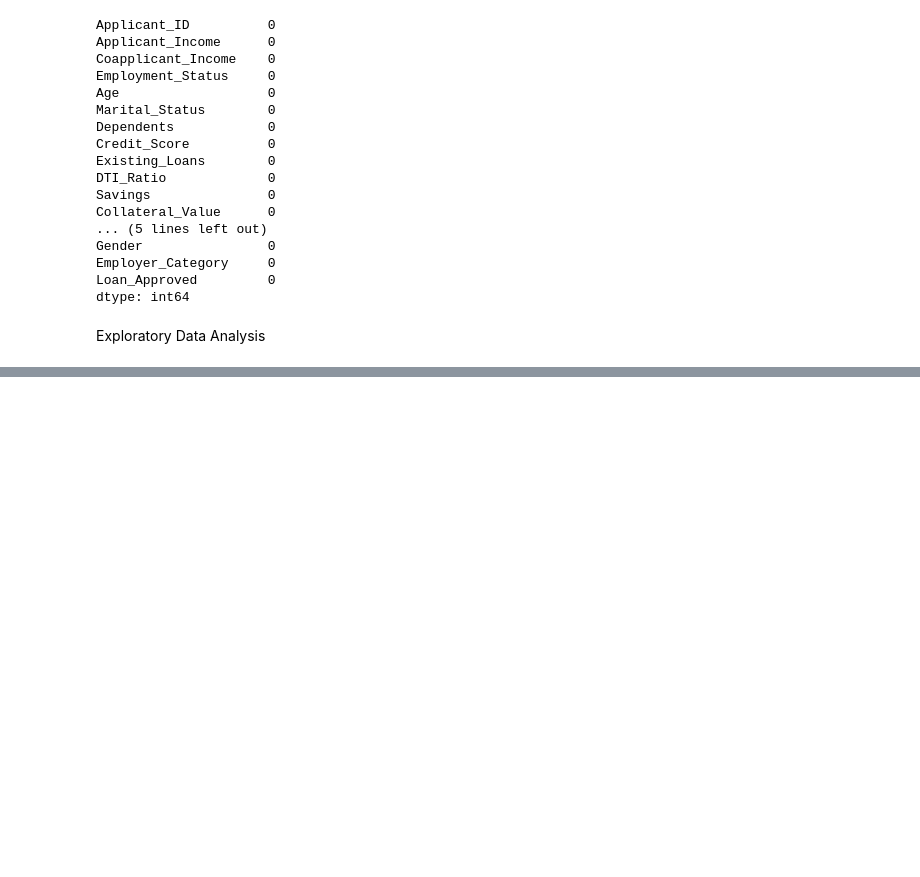
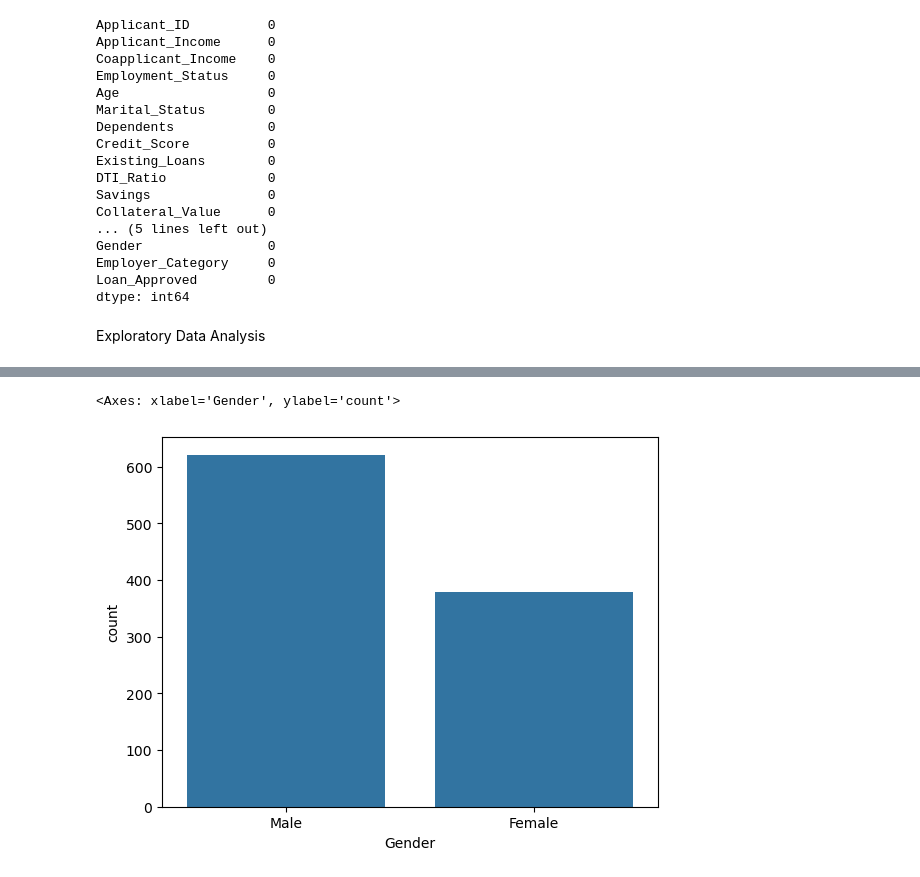
Before and after one commit to KARTHIKAKRISHNA123/lend-sure-ai, a Jupyter notebook: Credit_Wise_Loan_Approval_System.ipynb, the cells around one changed output, grey strips where cells are left out. Saved outputs shown, nothing was run; the diff lists cells and outputs as text; code cells hidden in the pictures; blank space fills up the shorter version.

```diff
--- a/Credit_Wise_Loan_Approval_System.ipynb
+++ b/Credit_Wise_Loan_Approval_System.ipynb
@@ -139,0 +149,9 @@ Exploratory Data Analysis
+# %%
+# Analyse Categorical Features
+
+gender_cnt = df["Gender"].value_counts()
+ax =sns.barplot(gender_cnt)
+ax.bar_label(ax.containers[0])
+# %% [output]
+<Axes: xlabel='Gender', ylabel='count'>
+[figure, added]
```
Also changed, not shown: parts of 25 cells of this notebook.
